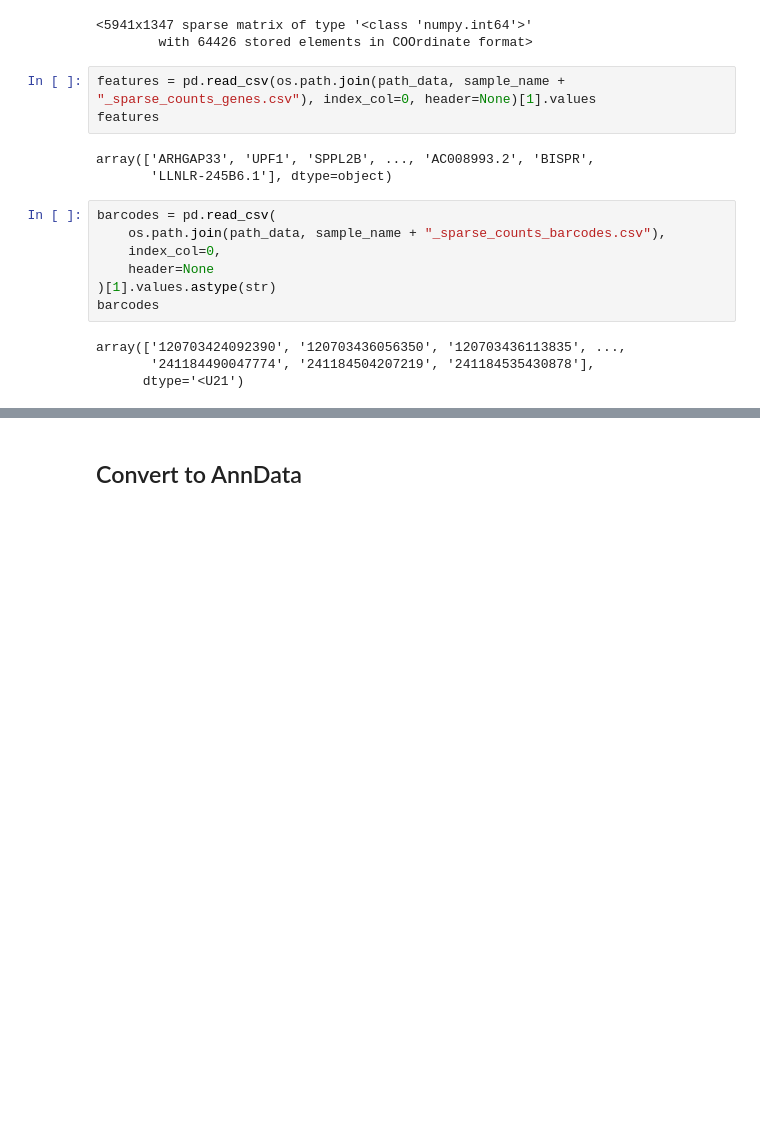
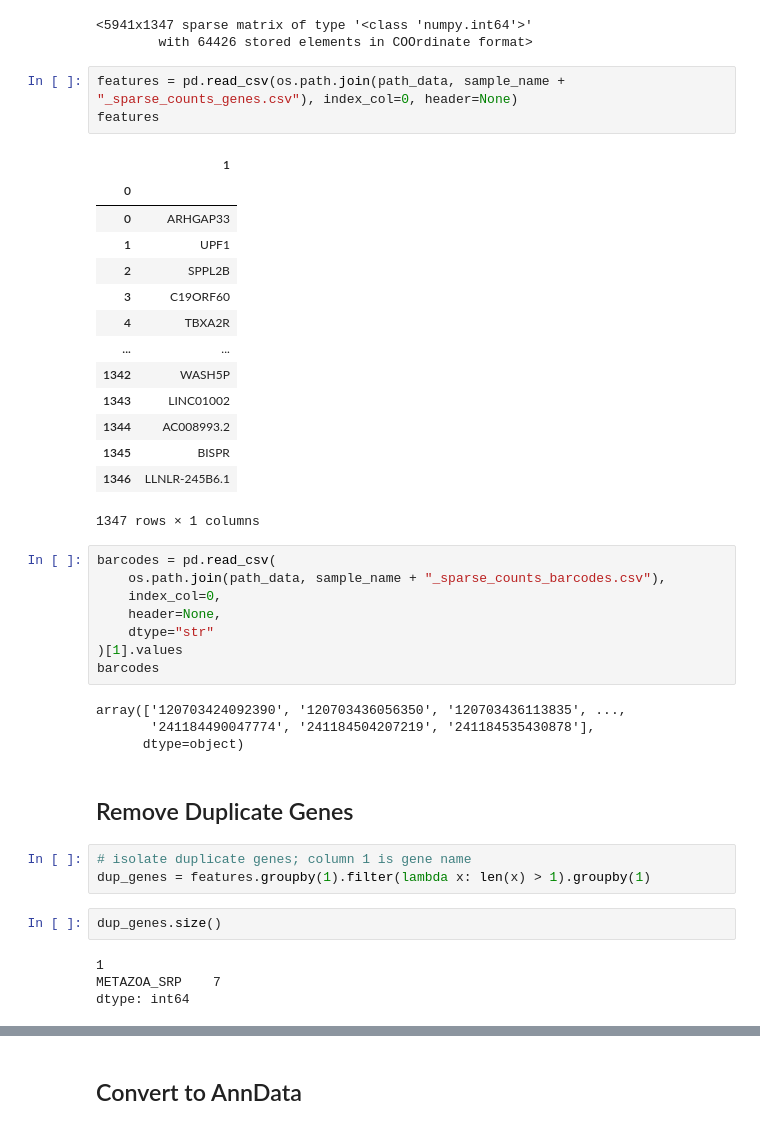
Before and after one commit to hisplan/seqc-ada, a Jupyter notebook: dockers/seqc-basic-analysis/notebooks/to-adata.ipynb, the cells around one changed output, grey strips where cells are left out. Drawn from its saved outputs; the diff is of its cells as text; blank space fills up the shorter version.

```diff
--- a/dockers/seqc-basic-analysis/notebooks/to-adata.ipynb
+++ b/dockers/seqc-basic-analysis/notebooks/to-adata.ipynb
@@ -139,19 +141,43 @@ read_counts
 <5941x1347 sparse matrix of type '<class 'numpy.int64'>'
         with 64426 stored elements in COOrdinate format>
 # %%
-features = pd.read_csv(os.path.join(path_data, sample_name + "_sparse_counts_genes.csv"), index_col=0, header=None)[1].values
+features = pd.read_csv(os.path.join(path_data, sample_name + "_sparse_counts_genes.csv"), index_col=0, header=None)
 features
 # %% [output]
+|  | 1 |
+| 0 |  |
+| 0 | ARHGAP33 |
+| 1 | UPF1 |
+| 2 | SPPL2B |
+| 3 | C19ORF60 |
+| 4 | TBXA2R |
+| ... | ... |
+| 1342 | WASH5P |
+| 1343 | LINC01002 |
+| 1344 | AC008993.2 |
+| 1345 | BISPR |
+| 1346 | LLNLR-245B6.1 |
-array(['ARHGAP33', 'UPF1', 'SPPL2B', ..., 'AC008993.2', 'BISPR',
-       'LLNLR-245B6.1'], dtype=object)
+1347 rows × 1 columns
 # %%
 barcodes = pd.read_csv(
     os.path.join(path_data, sample_name + "_sparse_counts_barcodes.csv"),
     index_col=0,
-    header=None
-)[1].values.astype(str)
+    header=None,
+    dtype="str"
+)[1].values
 barcodes
 # %% [output]
 array(['120703424092390', '120703436056350', '120703436113835', ...,
        '241184490047774', '241184504207219', '241184535430878'],
-      dtype='<U21')
+      dtype=object)
+# %% [markdown]
+## Remove Duplicate Genes
+# %%
+# isolate duplicate genes; column 1 is gene name
+dup_genes = features.groupby(1).filter(lambda x: len(x) > 1).groupby(1)
+# %%
+dup_genes.size()
+# %% [output]
+1
+METAZOA_SRP    7
+dtype: int64
```
Also changed, not shown: parts of 10 cells of this notebook.
